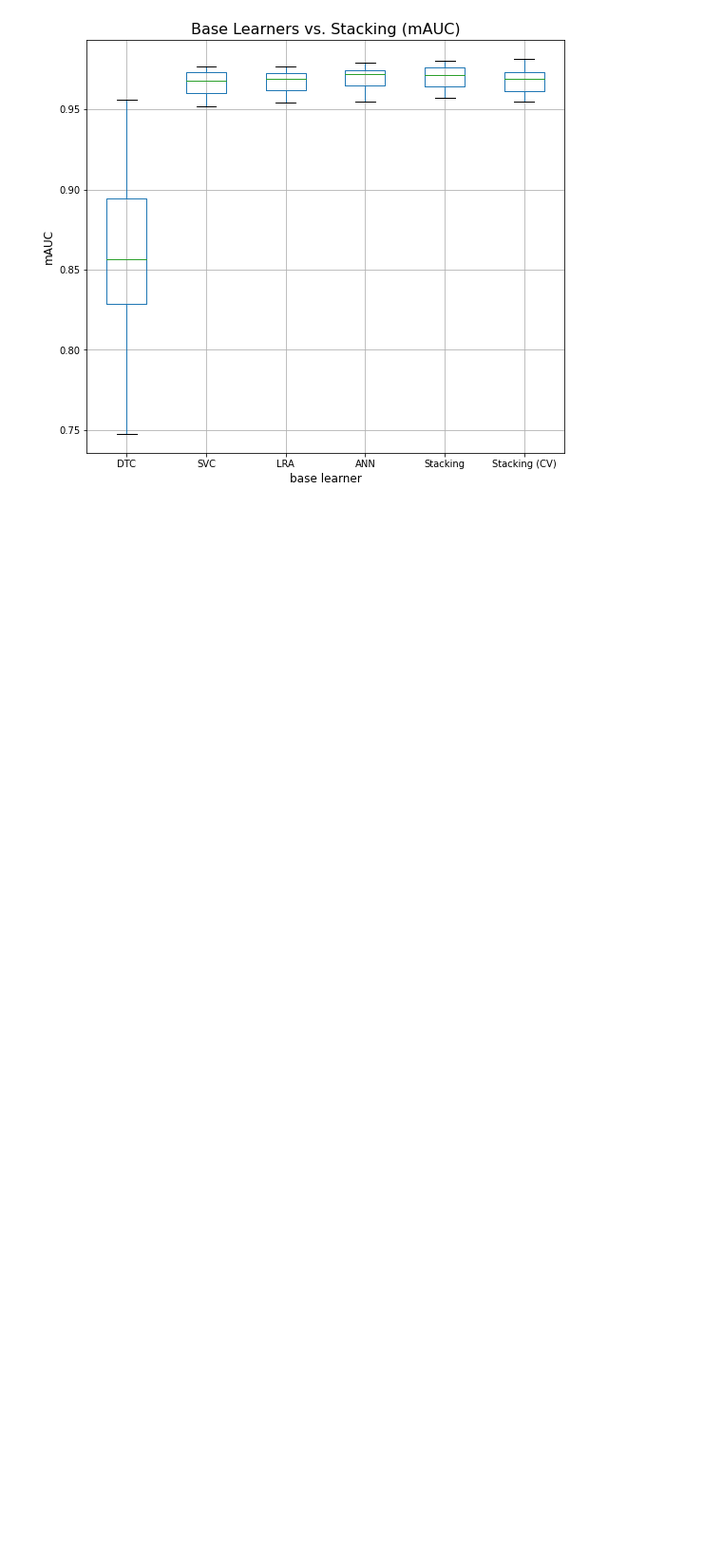
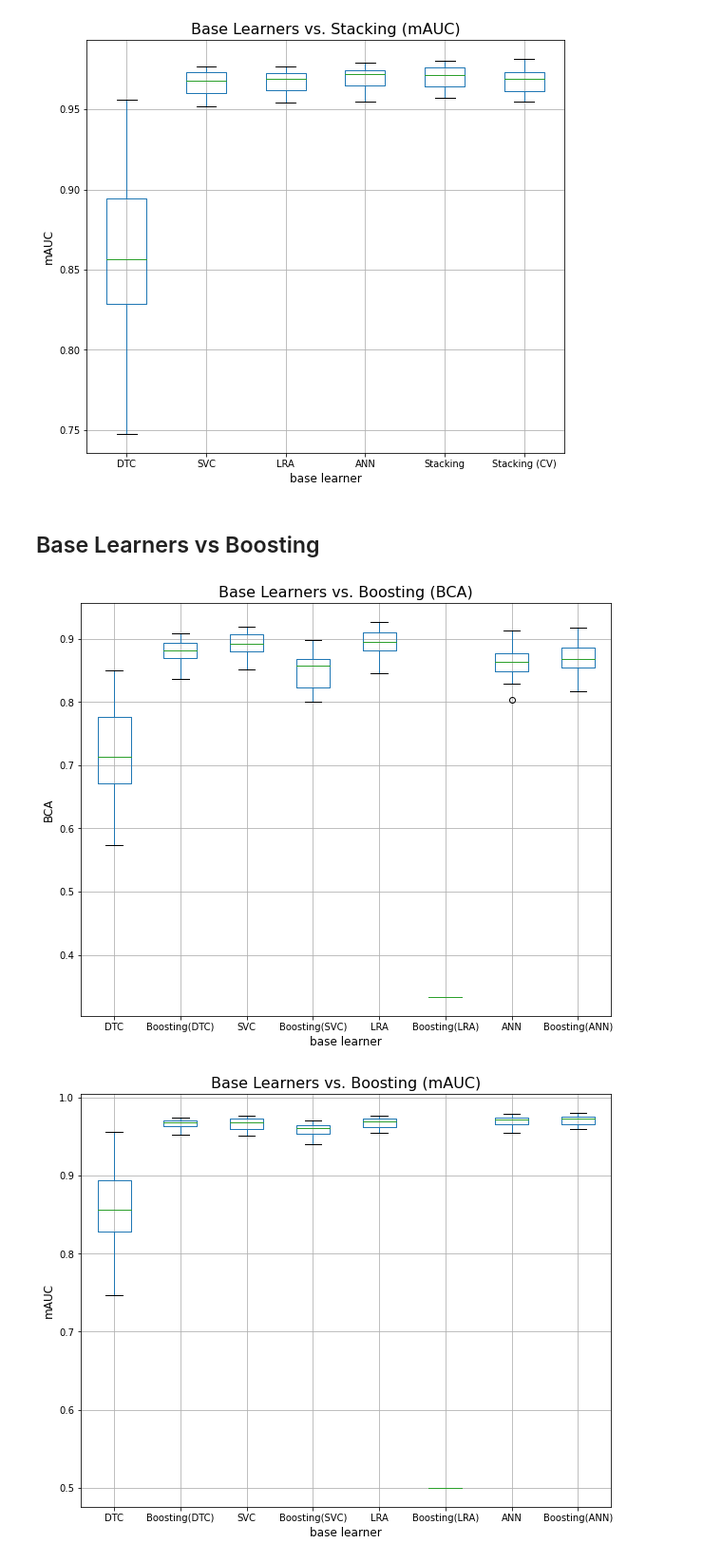
Before and after one commit to rusane/natural-computing, a Jupyter notebook: Project/Comparative Analysis.ipynb, the cells around one changed output. Shown at 95% size. Saved outputs shown, nothing was run; the diff lists cells and outputs as text; code cells hidden in the pictures; blank space fills up the shorter version.

```diff
--- a/Project/Comparative Analysis.ipynb
+++ b/Project/Comparative Analysis.ipynb
@@ -110,4 +117,22 @@ plot_BCA_mAUC(base_stk_dict, 'Base Learners vs. Stacking')
 # %% [output]
 [figure]
 [figure]
+# %% [markdown]
+## Base Learners vs Boosting
+# %%
+base_boost_dict = {
+    'DTC': dtc_df,
+    'Boosting(DTC)': boost_dtc_df,
+    'SVC': svc_df,
+    'Boosting(SVC)': boost_svc_df,
+    'LRA': lra_df,
+    'Boosting(LRA)': boost_lra_df,
+    'ANN': ann_df,
+    'Boosting(ANN)': boost_ann_df
+}
+# %%
+plot_BCA_mAUC(base_boost_dict, 'Base Learners vs. Boosting')
+# %% [output]
+[figure, added]
+[figure, added]
 # %% [markdown]
```
Also changed, not shown: parts of 4 cells of this notebook, 8 other files.
